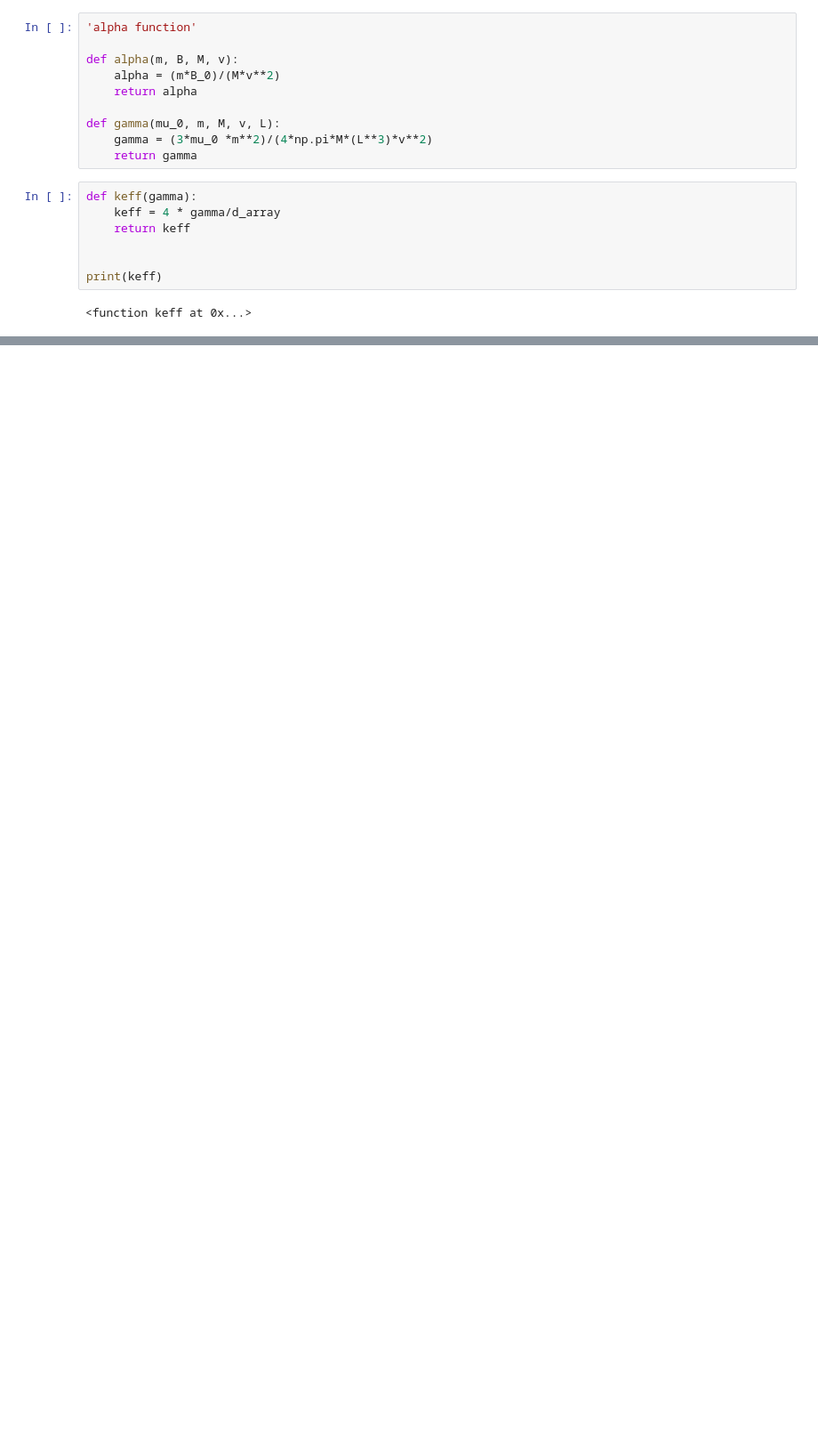
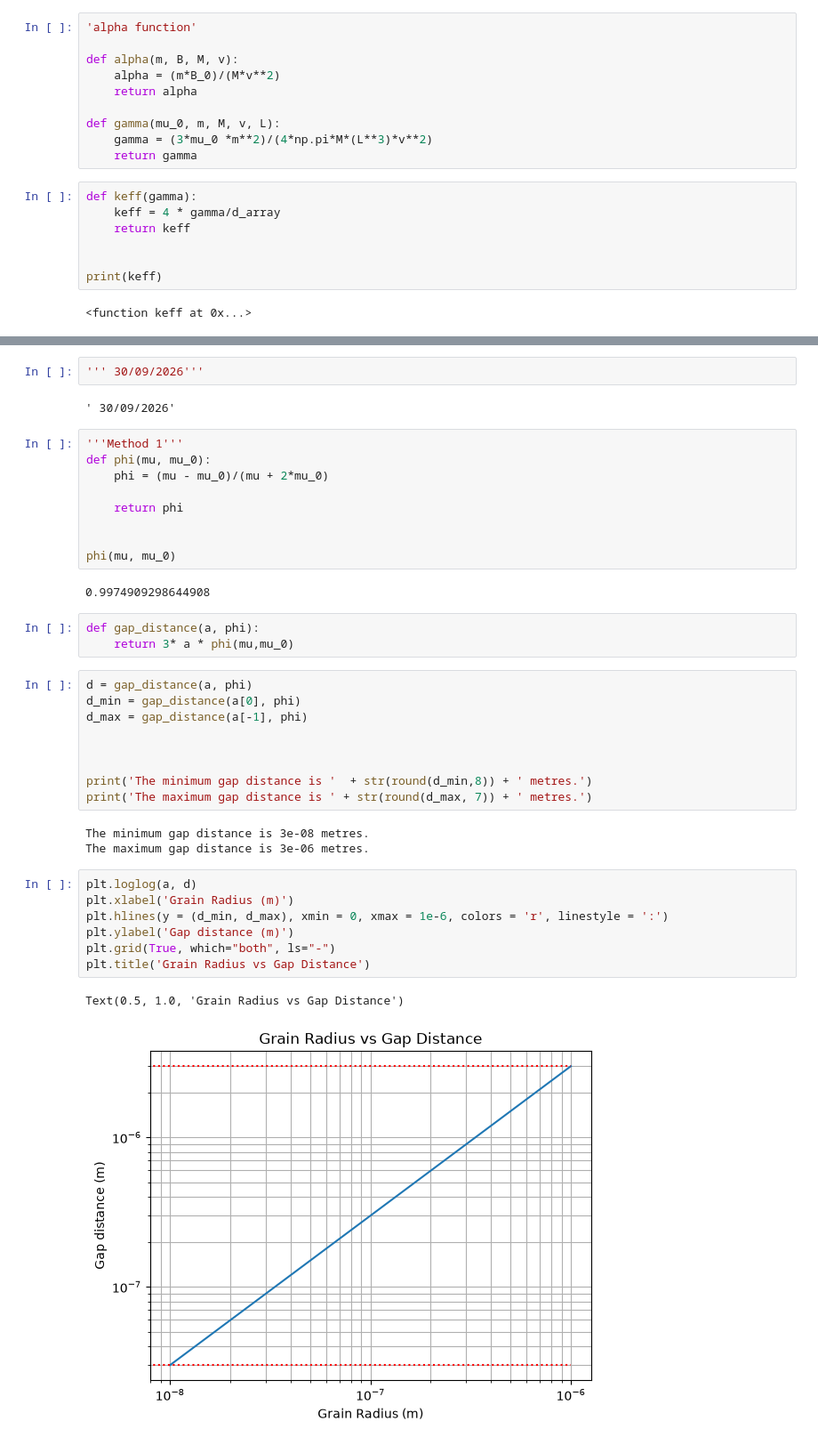
Before and after one commit to drraurau/Brown_Dwarf_Chain, a Jupyter notebook: matrix.ipynb, the cells around one changed output, grey strips where cells are left out. Shown at 89% size. Saved outputs shown, nothing was run; the diff lists cells and outputs as text; blank space fills up the shorter version.

```diff
--- a/matrix.ipynb
+++ b/matrix.ipynb
@@ -237,0 +235,40 @@ with the cutoff frequency.
+# %%
+''' 30/09/2026'''
+# %% [output]
+' 30/09/2026'
+# %%
+'''Method 1'''
+def phi(mu, mu_0):
+    phi = (mu - mu_0)/(mu + 2*mu_0)
+
+    return phi
+
+
+phi(mu, mu_0)
+# %% [output]
+0.9974909298644908
+# %%
+def gap_distance(a, phi):
+    return 3* a * phi(mu,mu_0)
+# %%
+d = gap_distance(a, phi)
+d_min = gap_distance(a[0], phi)
+d_max = gap_distance(a[-1], phi)
+
+
+
+print('The minimum gap distance is '  + str(round(d_min,8)) + ' metres.')
+print('The maximum gap distance is ' + str(round(d_max, 7)) + ' metres.')
+# %% [output]
+The minimum gap distance is 3e-08 metres.
+The maximum gap distance is 3e-06 metres.
+# %%
+plt.loglog(a, d)
+plt.xlabel('Grain Radius (m)')
+plt.hlines(y = (d_min, d_max), xmin = 0, xmax = 1e-6, colors = 'r', linestyle = ':')
+plt.ylabel('Gap distance (m)')
+plt.grid(True, which="both", ls="-")
+plt.title('Grain Radius vs Gap Distance')
+# %% [output]
+Text(0.5, 1.0, 'Grain Radius vs Gap Distance')
+[figure, added]
```
Also changed, not shown: parts of 25 cells of this notebook, 1 other file.
